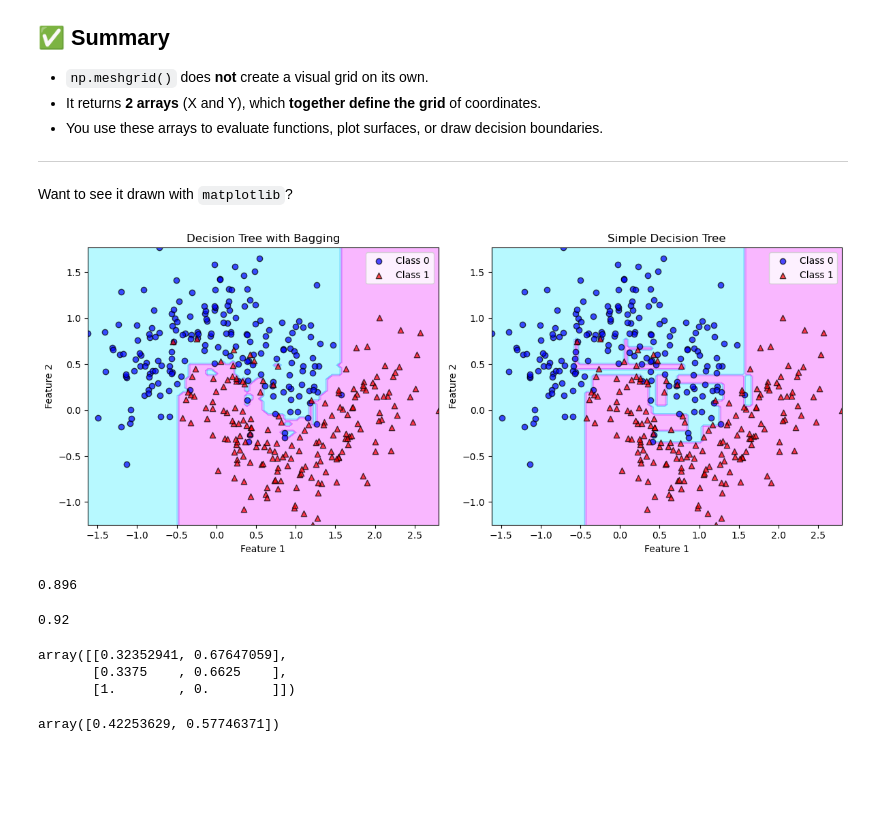
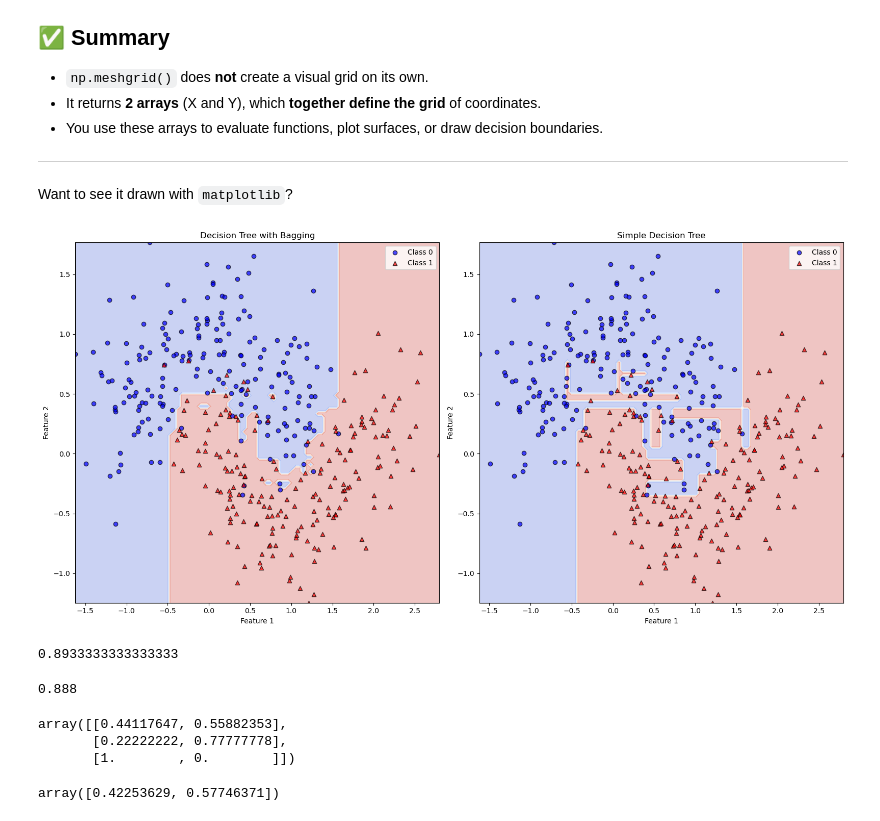
Before and after one commit to akshatkhatri/Machine_learning_playground, a Jupyter notebook: Chapter_7_geron/random_forests.ipynb, the cells around one changed output. Drawn from its saved outputs; the diff is of its cells as text; code cells hidden in the pictures; blank space fills up the shorter version.

Commit message:
Completed random_forests chapter + exercises

```diff
--- a/Chapter_7_geron/random_forests.ipynb
+++ b/Chapter_7_geron/random_forests.ipynb
@@ -11,8 +11,9 @@ voting_clf = VotingClassifier(
     estimators=[
         ('lr',LogisticRegression(random_state=42)),
         ('rf',RandomForestClassifier(random_state=42)),
-        ('svc',SVC(random_state=42))
+        ('svc',SVC(random_state=42,probability=True))
     ]
+    ,voting = 'soft'
 )
 
 voting_clf.fit(X_train,Y_train)
@@ -24,9 +26,8 @@ VotingClassifier(estimators=[('lr', LogisticRegression(random_state=42)),
 from sklearn.ensemble import BaggingClassifier
 from sklearn.tree import DecisionTreeClassifier
 
-bag_clf = BaggingClassifier(DecisionTreeClassifier(),n_estimators=500,n_jobs=-1,random_state=42,oob_score=True)
+bag_clf = BaggingClassifier(DecisionTreeClassifier(),n_estimators=75,n_jobs=-1,random_state=42,oob_score=True)
 bag_clf.fit(X_train,Y_train)
-
 dec_tree = DecisionTreeClassifier(random_state=42)
 dec_tree.fit(X_train,Y_train)
 # %% [output]
@@ -151,52 +152,52 @@ def plot_decision_boundary(model, X_train, Y_train, feature_names=("Feature 1",
     Z = model.predict(grid).reshape(X_grid.shape)
 
     # Plot decision surface
-    plt.contourf(X_grid, Y_grid, Z, alpha=0.3, cmap='cool')
+    plt.contourf(X_grid, Y_grid, Z, alpha=0.3, cmap='coolwarm')
 
     # Class separation
     class_0 = Y_train == 0
     class_1 = Y_train == 1
 
     # Plot data points
     plt.scatter(X_train[class_0, 0], X_train[class_0, 1],
                 color='blue', edgecolor='k', marker='o', label='Class 0', alpha=0.7)
     plt.scatter(X_train[class_1, 0], X_train[class_1, 1],
                 color='red', edgecolor='k', marker='^', label='Class 1', alpha=0.7)
 
     # Labels and legend
     plt.xlabel(feature_names[0])
     plt.ylabel(feature_names[1])
     plt.title(title)
     plt.legend()
     if self_plot:
         plt.show()
 
-fig, axes = plt.subplots(1, 2, figsize=(12, 5))
+fig, axes = plt.subplots(1, 2, figsize=(16, 8))
 
 plt.sca(axes[0])
 plot_decision_boundary(bag_clf, X_train, Y_train, title="Decision Tree with Bagging",self_plot=False)
 plt.sca(axes[1])
 plot_decision_boundary(dec_tree, X_train, Y_train, title="Simple Decision Tree",self_plot=False)
 plt.tight_layout()
 plt.show()
 # %% [output]
-[figure, old version]
+[figure, new version]
 # %%
 bag_clf.oob_score_
 # %% [output]
-0.896
+0.8933333333333333
 # %%
 y_pred = bag_clf.predict(X_test)
 # %%
 from sklearn.metrics import accuracy_score
 accuracy_score(Y_test,y_pred)
 # %% [output]
-0.92
+0.888
 # %%
 bag_clf.oob_decision_function_[:3]
 # %% [output]
-array([[0.32352941, 0.67647059],
-       [0.3375    , 0.6625    ],
+array([[0.44117647, 0.55882353],
+       [0.22222222, 0.77777778],
        [1.        , 0.        ]])
 # %%
 from sklearn.ensemble import RandomForestClassifier
```
Also changed, not shown: parts of 37 cells of this notebook, 1 other file.
